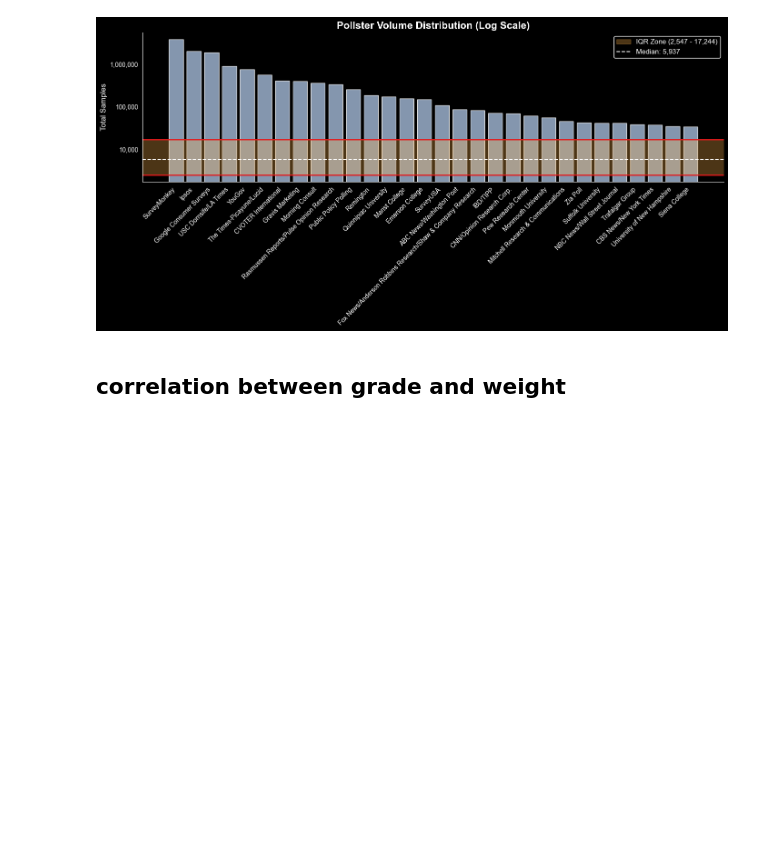
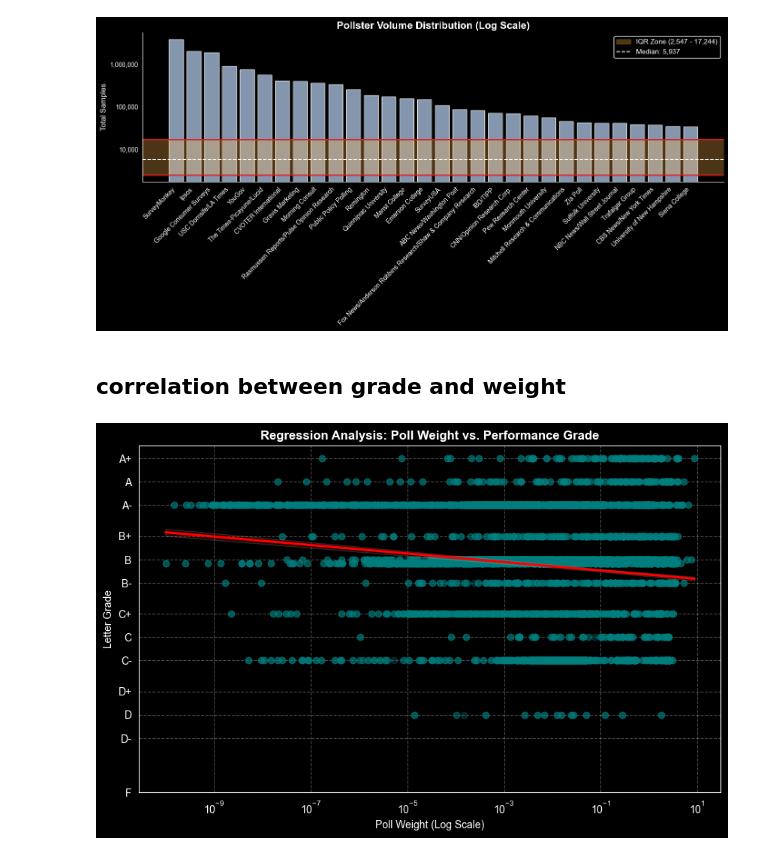
Before and after one commit to chb0github/ch12, a Jupyter notebook: christian_bongiorno_polling.ipynb, the cells around one changed output. Saved outputs shown, nothing was run; the diff lists cells and outputs as text; code cells hidden in the pictures; blank space fills up the shorter version.

```diff
--- a/christian_bongiorno_polling.ipynb
+++ b/christian_bongiorno_polling.ipynb
@@ -436,3 +487,30 @@ plt.show()
 [figure]
 # %% [markdown]
 ## correlation between grade and weight
+# %%
+
+plt.figure(figsize=(10, 6))
+# drop any without a poll weight
+polls = polls[polls.poll_wt.notna() & polls.poll_wt > 0]
+# logx=True plots the regression line based on the log of the x-axis
+sns.regplot(
+    data=polls,
+    x='poll_wt',
+    y='grade_numeric',
+    logx=True,
+    scatter_kws={'alpha': 0.3, 'color': 'teal'},
+    line_kws={'color': 'red'}
+)
+
+plt.yticks(list(grade_map.values()), list(grade_map.keys()))
+
+# 4. Final Formatting
+plt.xscale('log')  # Essential for visualizing weights/sample sizes
+plt.title('Regression Analysis: Poll Weight vs. Performance Grade', fontweight='bold')
+plt.xlabel('Poll Weight (Log Scale)')
+plt.ylabel('Letter Grade')
+plt.grid(True, linestyle='--', alpha=0.3)
+
+plt.show()
+# %% [output]
+[figure, added]
```
Also changed, not shown: parts of 2 cells of this notebook, 1 other file.
